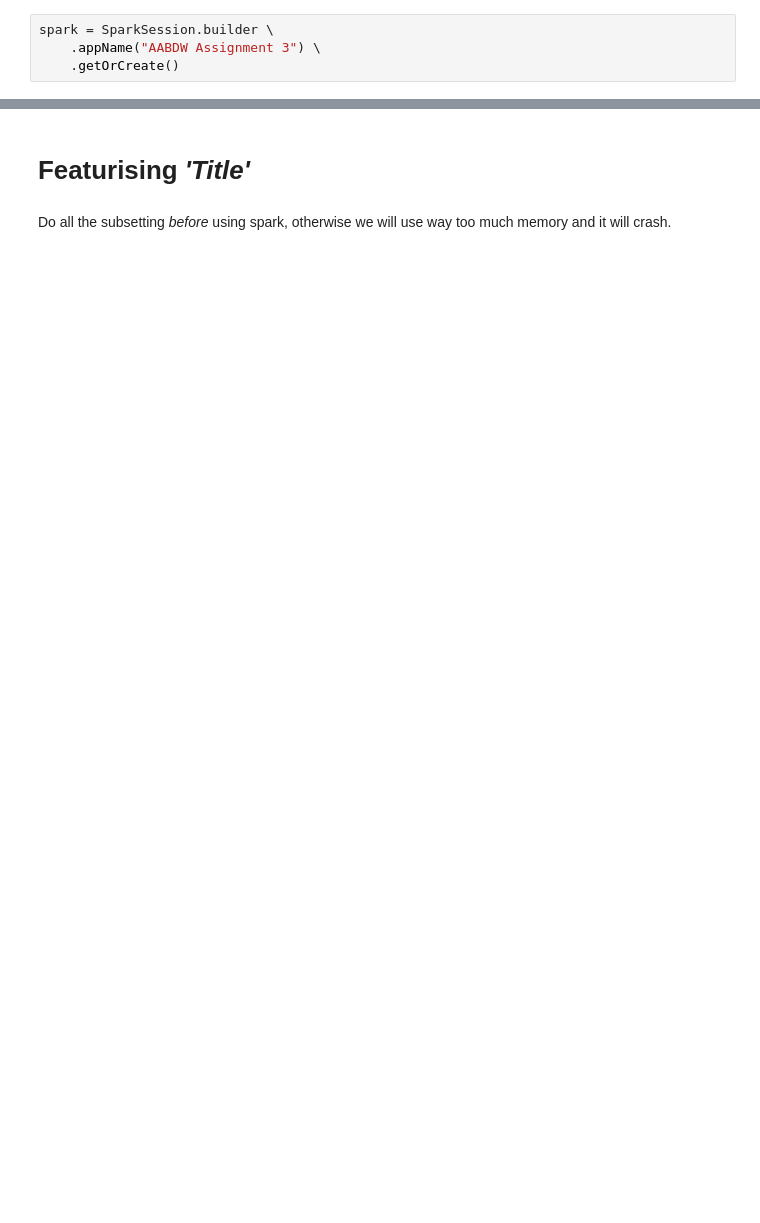
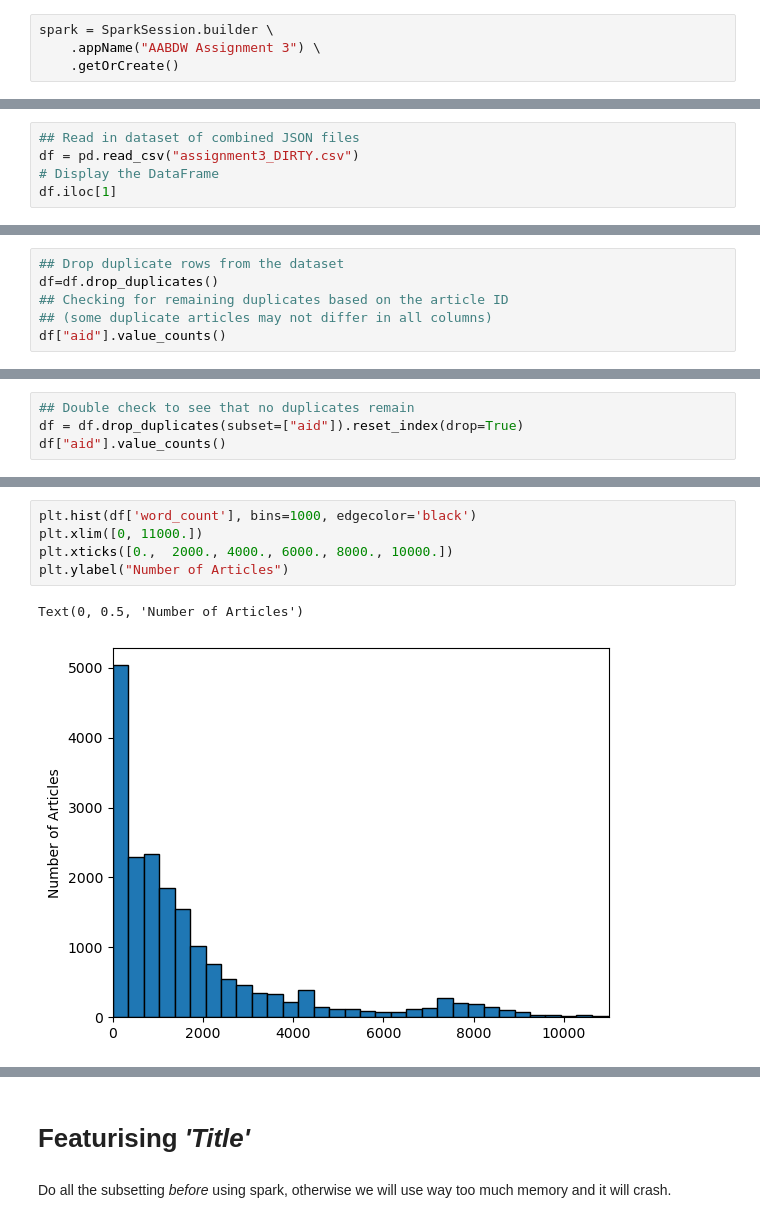
Before and after one commit to jsamardzic/AdvancedAnalyticsAssignments, a Jupyter notebook: Assignment 3/model_building.ipynb, the cells around one changed output, grey strips where cells are left out. Drawn from its saved outputs; the diff is of its cells as text; blank space fills up the shorter version.

Commit message:
Update notebooks for Assignment 3

```diff
--- a/Assignment 3/model_building.ipynb
+++ b/Assignment 3/model_building.ipynb
@@ -24,0 +30,5 @@ spark = SparkSession.builder \
+# %%
+## Read in dataset of combined JSON files
+df = pd.read_csv("assignment3_DIRTY.csv")
+# Display the DataFrame
+df.iloc[1]
@@ -24,0 +48,6 @@ spark = SparkSession.builder \
+# %%
+## Drop duplicate rows from the dataset
+df=df.drop_duplicates()
+## Checking for remaining duplicates based on the article ID
+## (some duplicate articles may not differ in all columns)
+df["aid"].value_counts()
@@ -24,0 +86,4 @@ spark = SparkSession.builder \
+# %%
+## Double check to see that no duplicates remain
+df = df.drop_duplicates(subset=["aid"]).reset_index(drop=True)
+df["aid"].value_counts()
@@ -24,0 +120,8 @@ spark = SparkSession.builder \
+# %%
+plt.hist(df['word_count'], bins=1000, edgecolor='black')
+plt.xlim([0, 11000.])
+plt.xticks([0.,  2000., 4000., 6000., 8000., 10000.])
+plt.ylabel("Number of Articles")
+# %% [output]
+Text(0, 0.5, 'Number of Articles')
+[figure, added]
```
Also changed, not shown: parts of 38 cells of this notebook, 2 other files.
